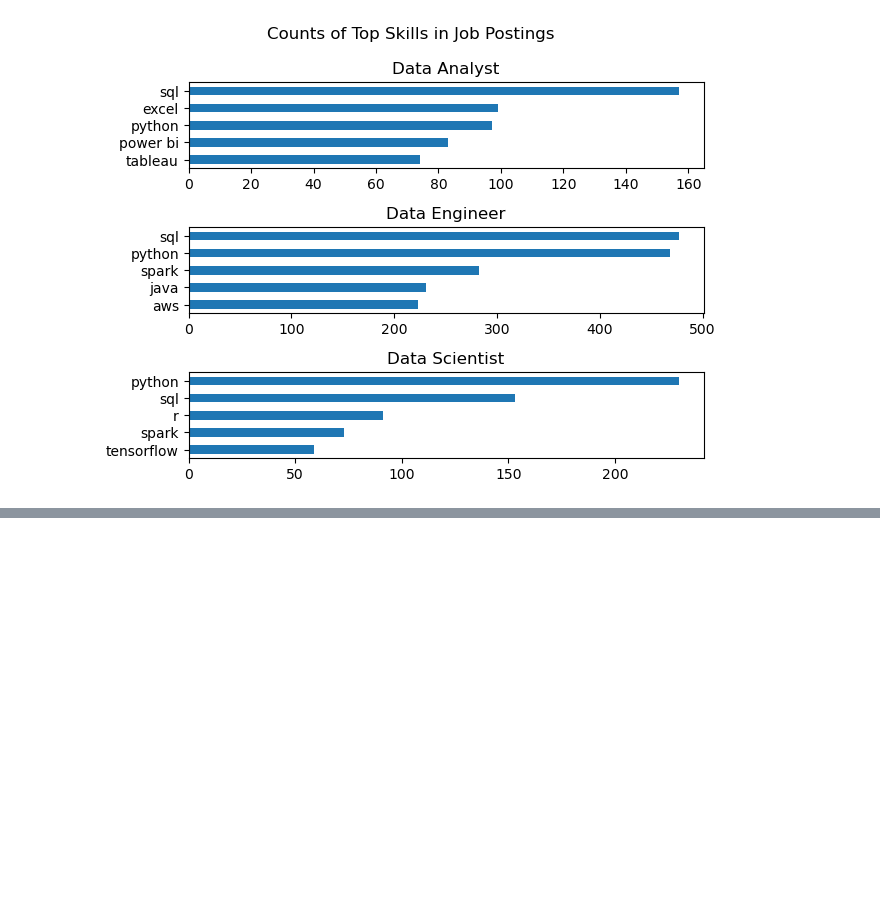
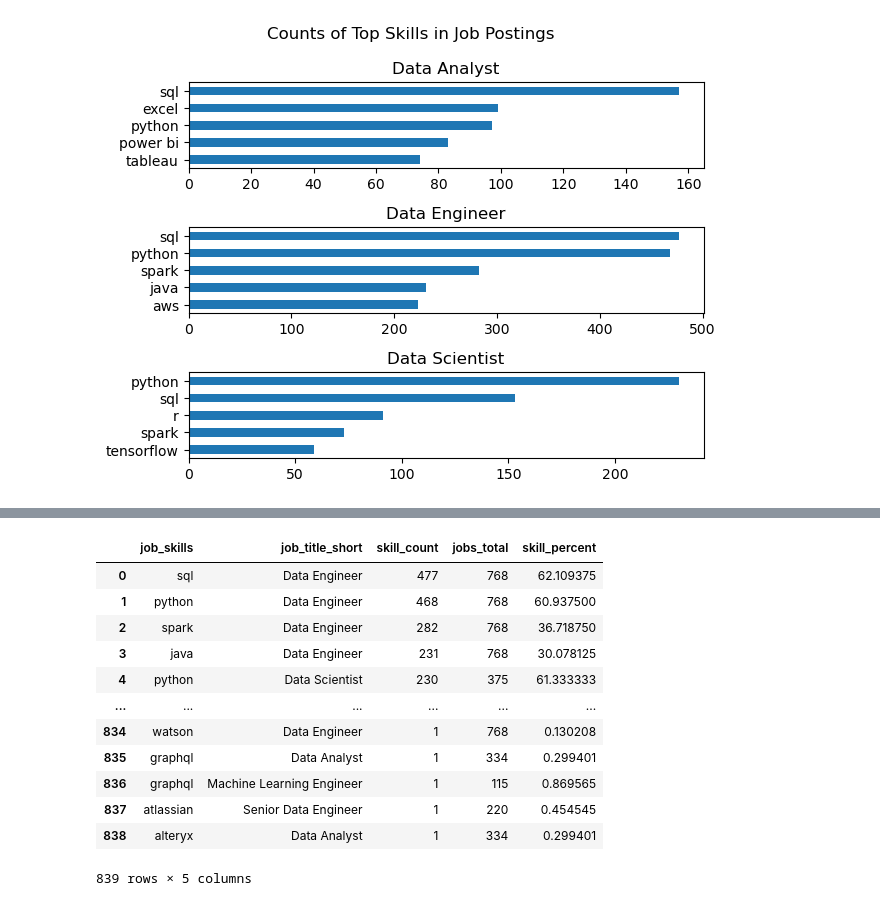
Before and after one commit to Vo-Hoang-Huy-Thien/Python-for-Data-Analytics, a Jupyter notebook: Project/2_Skill_Demand.ipynb, the cells around one changed output, grey strips where cells are left out. Saved outputs shown, nothing was run; the diff lists cells and outputs as text; code cells hidden in the pictures; blank space fills up the shorter version.

```diff
--- a/Project/2_Skill_Demand.ipynb
+++ b/Project/2_Skill_Demand.ipynb
@@ -84,0 +138,21 @@ plt.show()
+# %%
+# Convert counts to percentages
+df_skills_perc = pd.merge(df_skills_count,df_job_title_count,on='job_title_short',how='left')
+
+df_skills_perc['skill_percent'] = (df_skills_perc['skill_count'] / df_skills_perc['jobs_total']) * 100
+
+df_skills_perc
+# %% [output]
+|  | job_skills | job_title_short | skill_count | jobs_total | skill_percent |
+| 0 | sql | Data Engineer | 477 | 768 | 62.109375 |
+| 1 | python | Data Engineer | 468 | 768 | 60.937500 |
+| 2 | spark | Data Engineer | 282 | 768 | 36.718750 |
+| 3 | java | Data Engineer | 231 | 768 | 30.078125 |
+| 4 | python | Data Scientist | 230 | 375 | 61.333333 |
+| ... | ... | ... | ... | ... | ... |
+| 834 | watson | Data Engineer | 1 | 768 | 0.130208 |
+| 835 | graphql | Data Analyst | 1 | 334 | 0.299401 |
+| 836 | graphql | Machine Learning Engineer | 1 | 115 | 0.869565 |
+| 837 | atlassian | Senior Data Engineer | 1 | 220 | 0.454545 |
+| 838 | alteryx | Data Analyst | 1 | 334 | 0.299401 |
+839 rows × 5 columns
```
Also changed, not shown: parts of 15 cells of this notebook, 2 other files.
